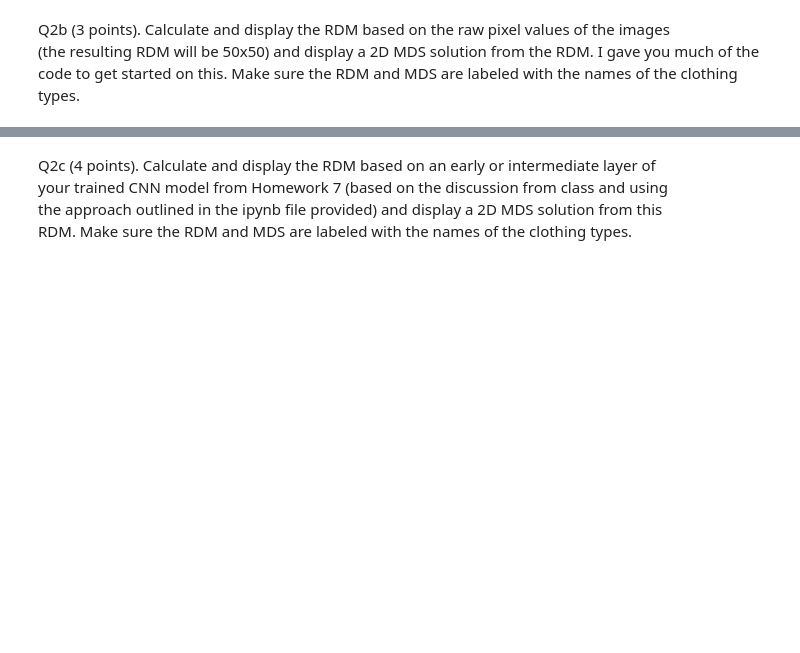
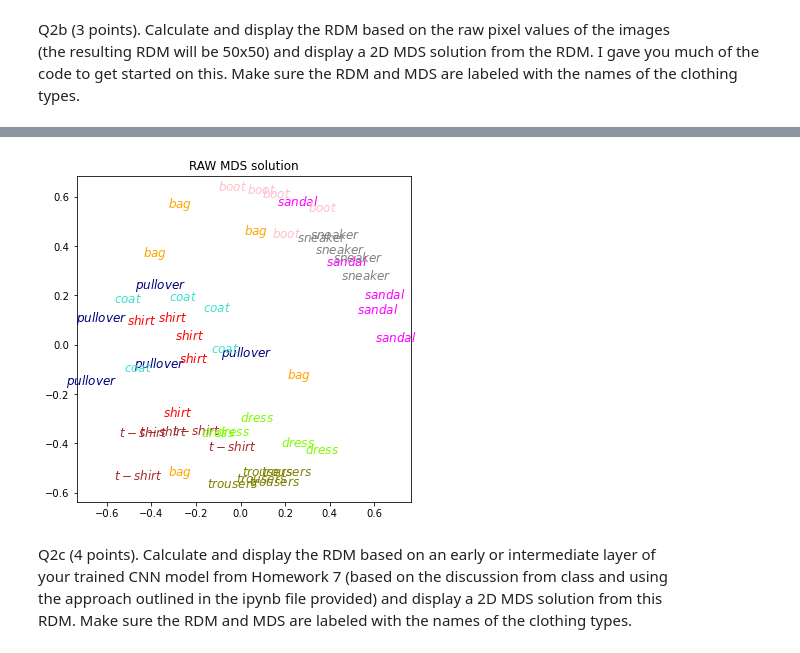
Before and after one commit to kdmalc/CompNeuro, a Jupyter notebook: 08/Homework8PartTwoMNIST.ipynb, the cells around one changed output, grey strips where cells are left out. Drawn from its saved outputs; the diff is of its cells as text; code cells hidden in the pictures; blank space fills up the shorter version.

```diff
--- a/08/Homework8PartTwoMNIST.ipynb
+++ b/08/Homework8PartTwoMNIST.ipynb
@@ -110,28 +116,30 @@ plt.show()
 # %%
 # perform 2D MDS
 mdsmodel = MDS(n_components=2, metric=True,
                dissimilarity='precomputed')
 mdssoln = mdsmodel.fit_transform(RDM_Raw)
 
 # labels and colors for digits
 dlabs = []
 clabs = []
 carr = ['brown', 'olive', 'navy', 'lawngreen', 'turquoise',
         'magenta', 'red', 'grey', 'orange', 'pink']
 for i in range(Ndigits):
     for j in range(Nexamples):
-        dlabs.append(str(i))
+        dlabs.append(flabels[i])
         clabs.append(carr[i])
 
 plt.figure(figsize=(6,6))
 for i in range(Ndigits*Nexamples):
     plt.plot(mdssoln[i,0], mdssoln[i,1], 'w+')
     plt.text(mdssoln[i,0], mdssoln[i,1],
              r'$ {} $'.format(dlabs[i]), size='large',
              color=clabs[i],
              horizontalalignment='center')
 plt.title('RAW MDS solution')
 plt.show()
+# %% [output]
+[figure, added]
 # %% [markdown]
 Q2c	(4 points).	Calculate	and	display	the	RDM	based	on	an	early	or	intermediate	layer of
 your	trained	CNN	model	from	Homework	7 (based	on	the	discussion	from	class	and	using
```
Also changed, not shown: parts of 12 cells of this notebook, 2 other files.
